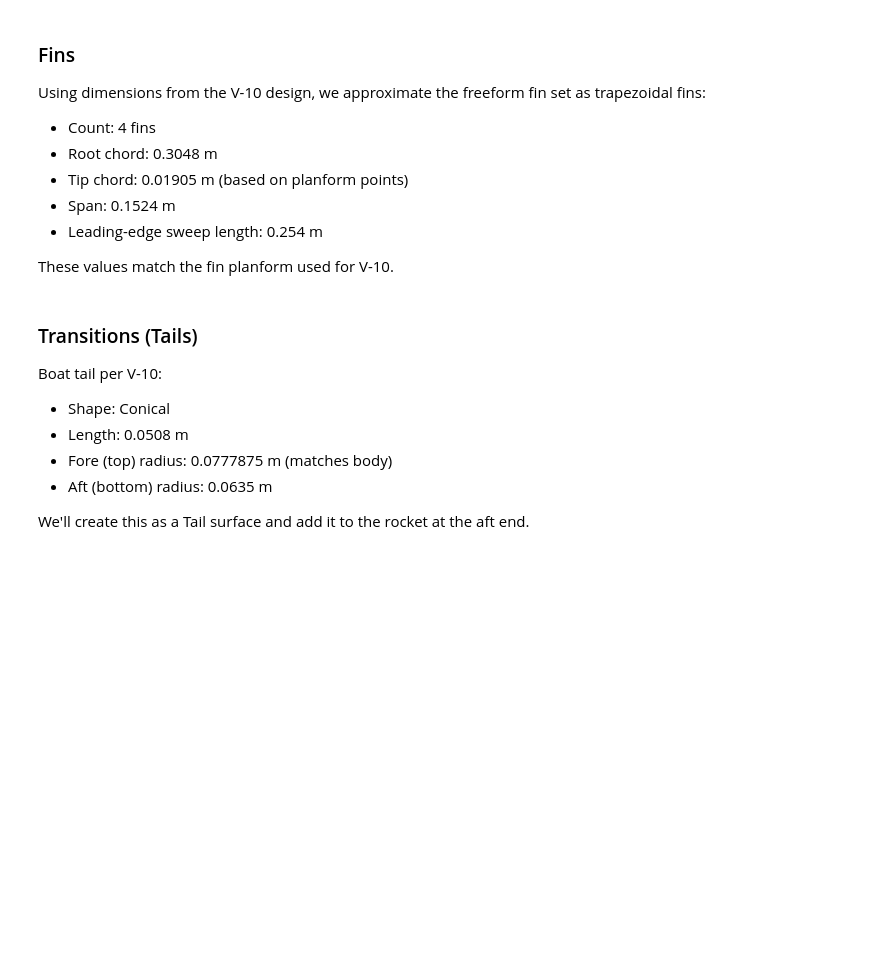
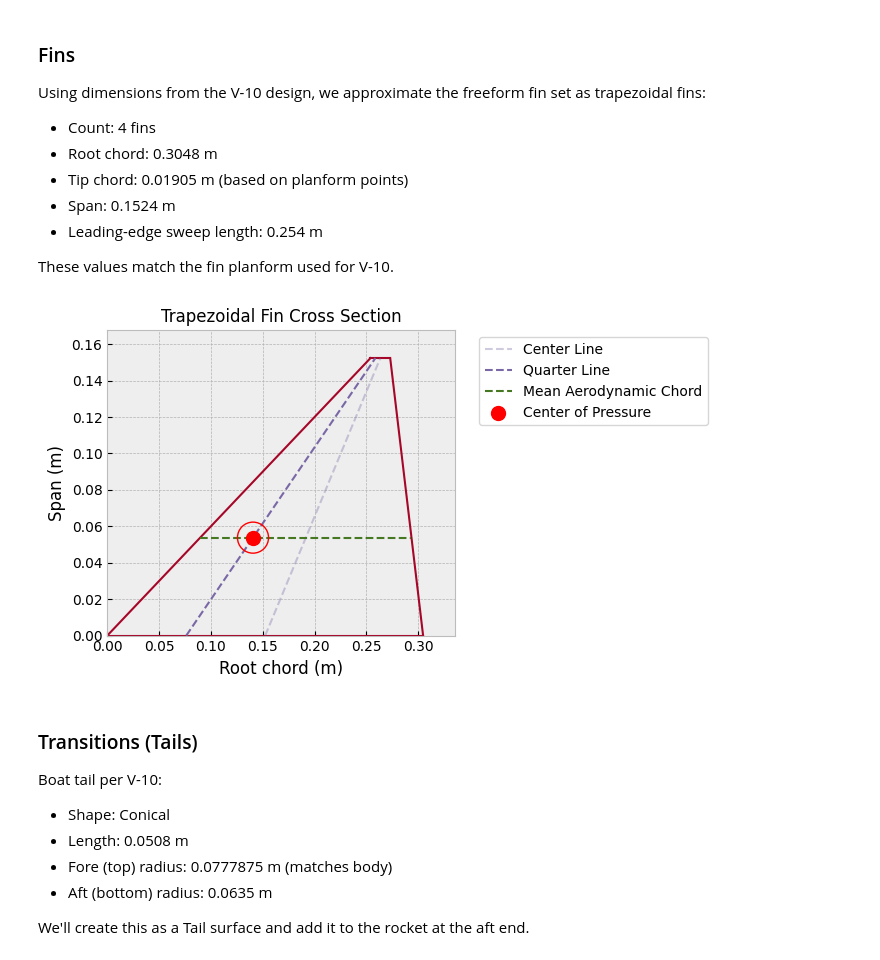
Before and after one commit to Lmx154/RL-RocketPy-Notebook, a Jupyter notebook: notebooks/v-10/v-10_flight_sim.ipynb, the cells around one changed output. Drawn from its saved outputs; the diff is of its cells as text; code cells hidden in the pictures; blank space fills up the shorter version.

```diff
--- a/notebooks/v-10/v-10_flight_sim.ipynb
+++ b/notebooks/v-10/v-10_flight_sim.ipynb
@@ -160,6 +162,10 @@ fins = TrapezoidalFins(
     rocket_radius=0.0777875,
     name="CF Trapezoidal (approx from V-10)",
 )
+# %%
+fins.draw()
+# %% [output]
+[figure, added]
 # %% [markdown]
 ### Transitions (Tails)
 Boat tail per V-10:
```
Also changed, not shown: parts of 5 cells of this notebook.
